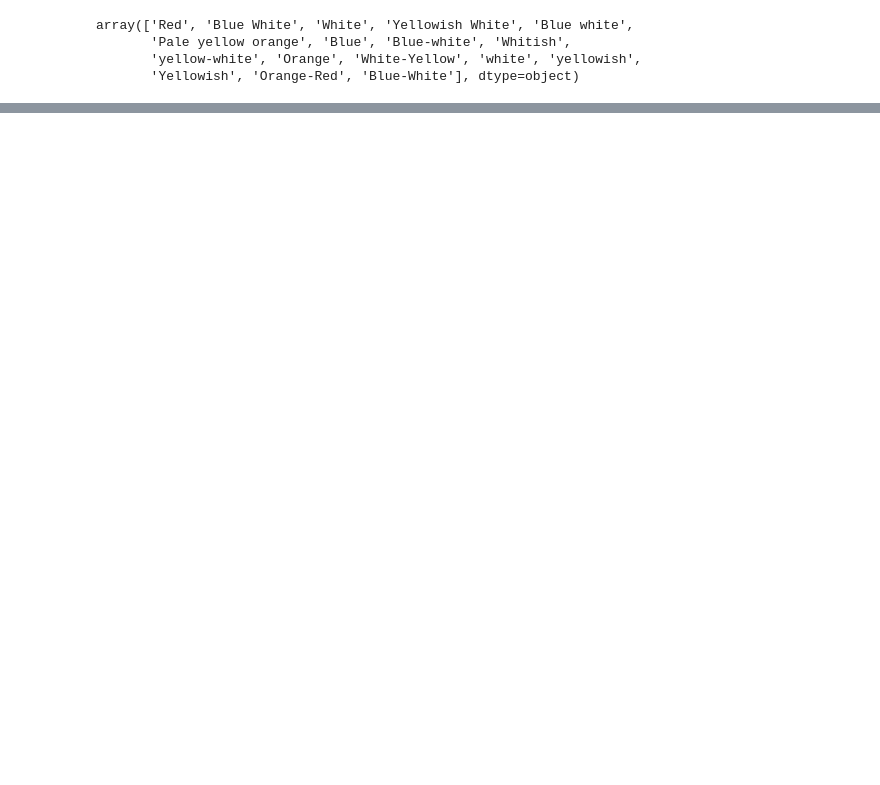
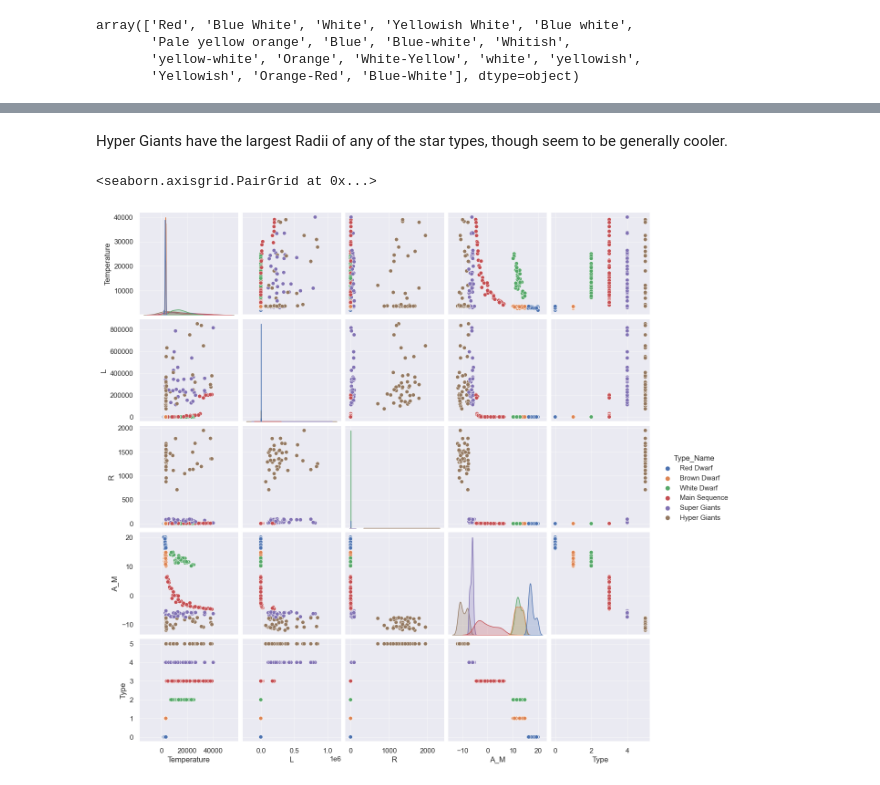
Before and after one commit to chloe0x0/stars, a Jupyter notebook: src/stars.ipynb, the cells around one changed output, grey strips where cells are left out. Cells and saved outputs as stored; diff of their text form; code cells hidden in the pictures; blank space fills up the shorter version.

```diff
--- a/src/stars.ipynb
+++ b/src/stars.ipynb
@@ -66,0 +130,7 @@ array(['M', 'B', 'A', 'F', 'O', 'K', 'G'], dtype=object)
+# %% [markdown]
+Hyper Giants have the largest Radii of any of the star types, though seem to be generally cooler.
+# %%
+sns.pairplot(df, hue = "Type_Name")
+# %% [output]
+<seaborn.axisgrid.PairGrid at 0x...>
+[figure, added]
```
Also changed, not shown: parts of 14 cells of this notebook.
